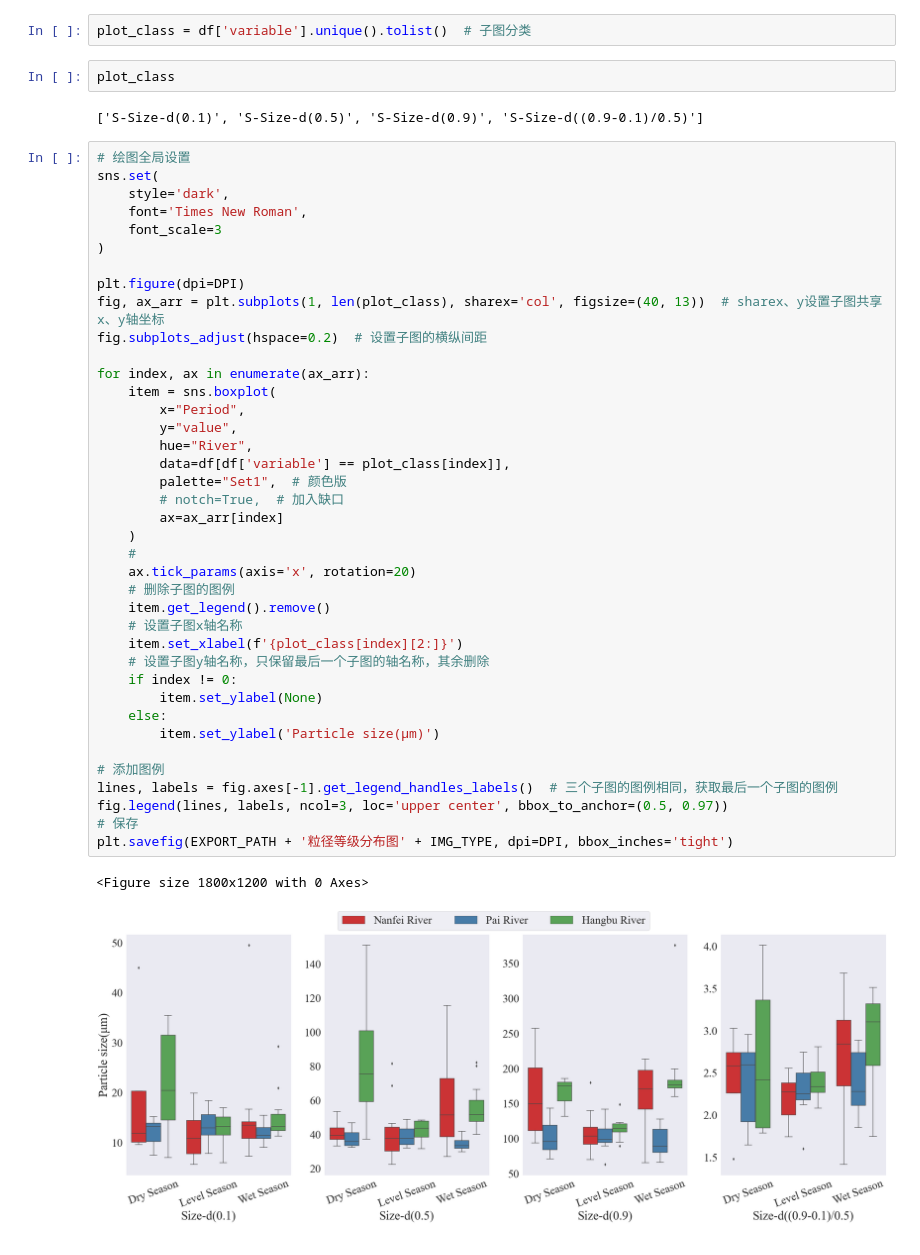
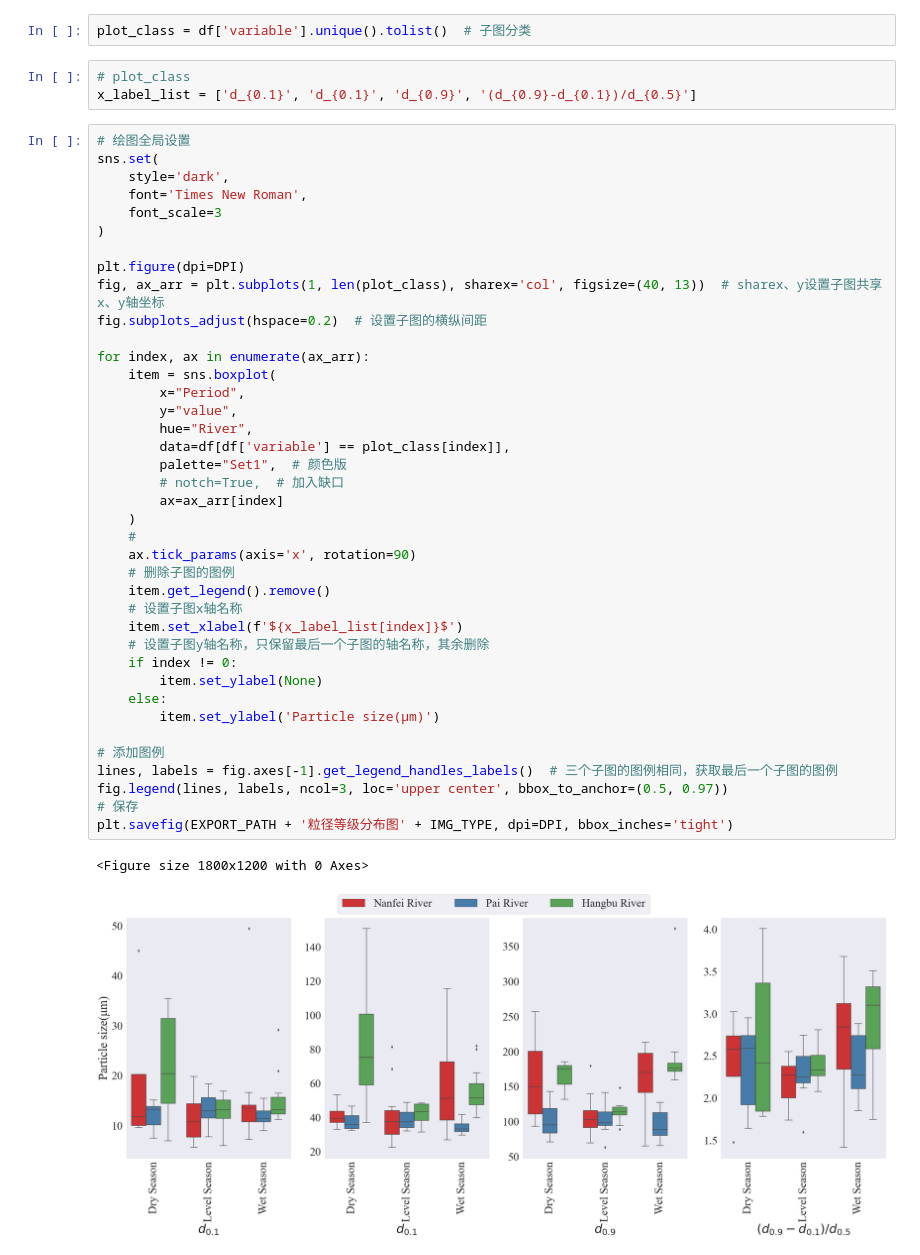
Before and after one commit to Man-Yacan/Thesis-For-Master, a Jupyter notebook: 粒径等级分布&离散程度图.ipynb, the cells around one changed output. Drawn from its saved outputs; the diff is of its cells as text.

```diff
--- a/粒径等级分布&离散程度图.ipynb
+++ b/粒径等级分布&离散程度图.ipynb
@@ -44,10 +44,9 @@ df
 345 rows × 4 columns
 # %%
 plot_class = df['variable'].unique().tolist()  # 子图分类
-# %%
-plot_class
-# %% [output]
-['S-Size-d(0.1)', 'S-Size-d(0.5)', 'S-Size-d(0.9)', 'S-Size-d((0.9-0.1)/0.5)']
+# %%
+# plot_class
+x_label_list = ['d_{0.1}', 'd_{0.1}', 'd_{0.9}', '(d_{0.9}-d_{0.1})/d_{0.5}']
 # %%
 # 绘图全局设置
 sns.set(
@@ -60,33 +59,33 @@ plt.figure(dpi=DPI)
 fig, ax_arr = plt.subplots(1, len(plot_class), sharex='col', figsize=(40, 13))  # sharex、y设置子图共享x、y轴坐标
 fig.subplots_adjust(hspace=0.2)  # 设置子图的横纵间距
 
 for index, ax in enumerate(ax_arr):
     item = sns.boxplot(
         x="Period",
         y="value",
         hue="River",
         data=df[df['variable'] == plot_class[index]],
         palette="Set1",  # 颜色版
         # notch=True,  # 加入缺口
         ax=ax_arr[index]
     )
     #
-    ax.tick_params(axis='x', rotation=20)
+    ax.tick_params(axis='x', rotation=90)
     # 删除子图的图例
     item.get_legend().remove()
     # 设置子图x轴名称
-    item.set_xlabel(f'{plot_class[index][2:]}')
+    item.set_xlabel(f'${x_label_list[index]}$')
     # 设置子图y轴名称，只保留最后一个子图的轴名称，其余删除
     if index != 0:
         item.set_ylabel(None)
     else:
         item.set_ylabel('Particle size(μm)')
 
 # 添加图例
 lines, labels = fig.axes[-1].get_legend_handles_labels()  # 三个子图的图例相同，获取最后一个子图的图例
 fig.legend(lines, labels, ncol=3, loc='upper center', bbox_to_anchor=(0.5, 0.97))
 # 保存
 plt.savefig(EXPORT_PATH + '粒径等级分布图' + IMG_TYPE, dpi=DPI, bbox_inches='tight')
 # %% [output]
 <Figure size 1800x1200 with 0 Axes>
-[figure, old version]
+[figure, new version]
```
Also changed, not shown: 16 other files.
